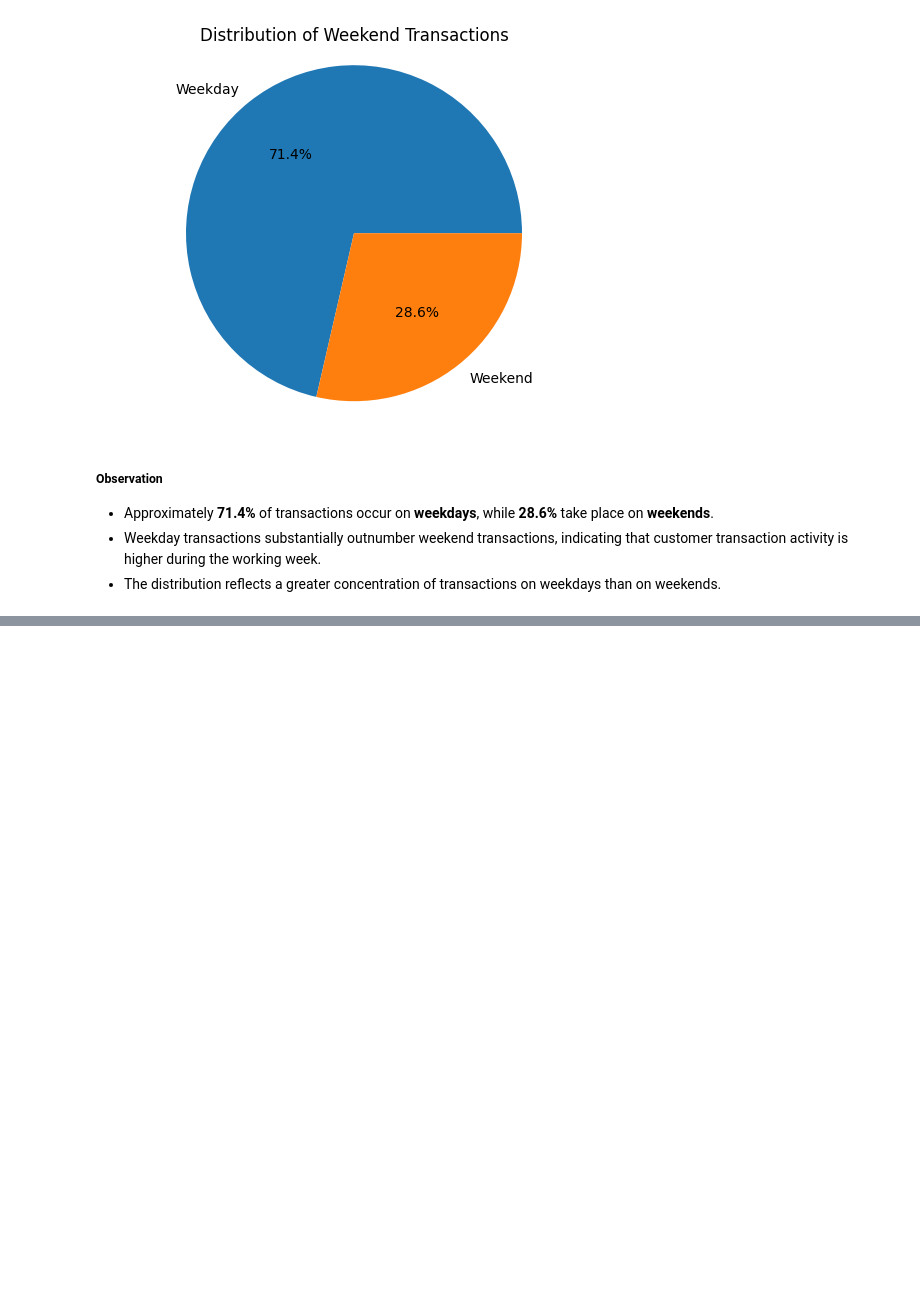
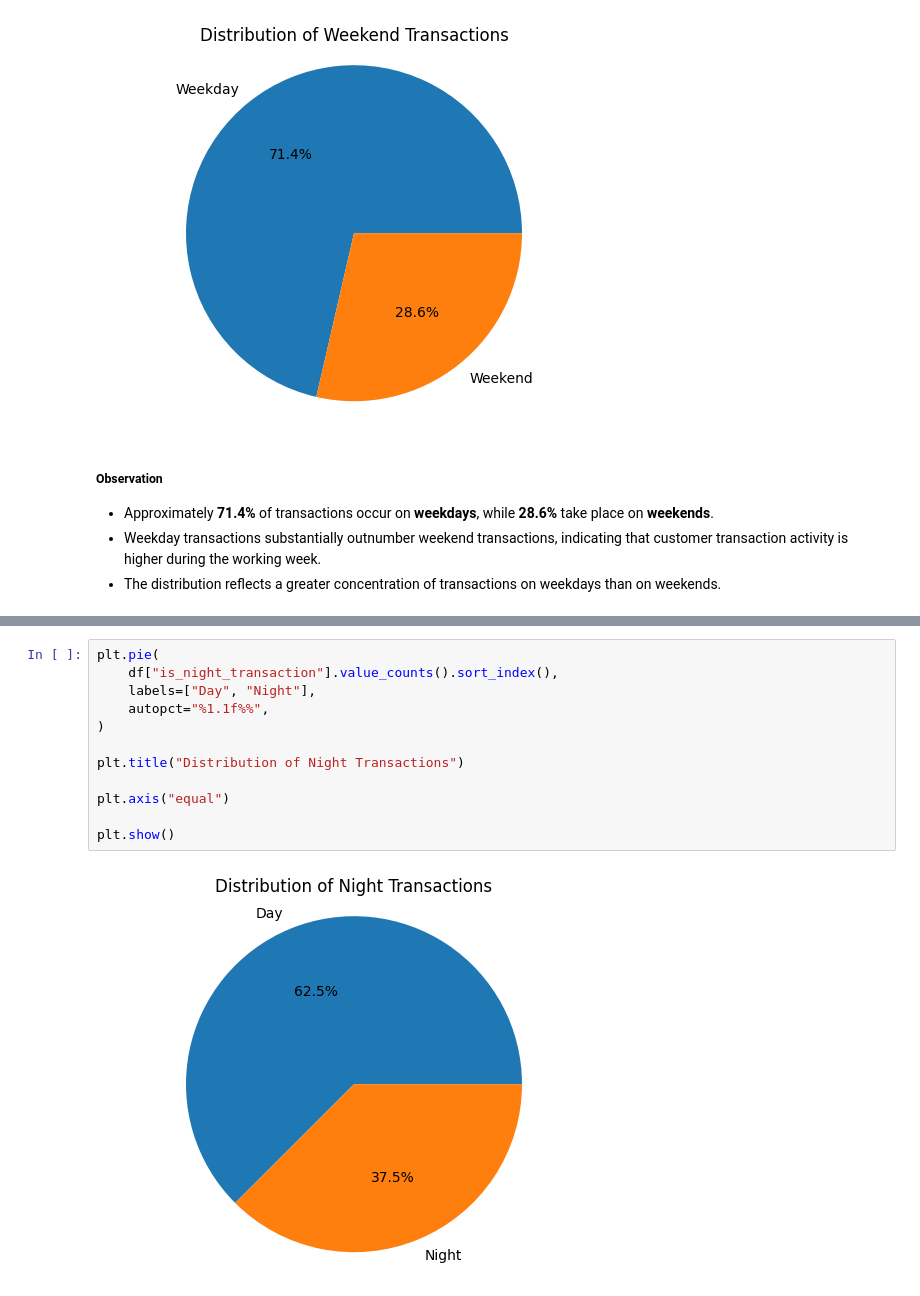
Before and after one commit to abhi-saurav-saroya/bank-fraud-eda, a Jupyter notebook: notebooks/02_exploratory_data_analysis.ipynb, the cells around one changed output, grey strips where cells are left out. Saved outputs shown, nothing was run; the diff lists cells and outputs as text; blank space fills up the shorter version.

```diff
--- a/notebooks/02_exploratory_data_analysis.ipynb
+++ b/notebooks/02_exploratory_data_analysis.ipynb
@@ -1062,0 +1093,14 @@ plt.show()
+# %%
+plt.pie(
+    df["is_night_transaction"].value_counts().sort_index(),
+    labels=["Day", "Night"],
+    autopct="%1.1f%%",
+)
+
+plt.title("Distribution of Night Transactions")
+
+plt.axis("equal")
+
+plt.show()
+# %% [output]
+[figure, added]
```
Also changed, not shown: parts of 5 cells of this notebook.
